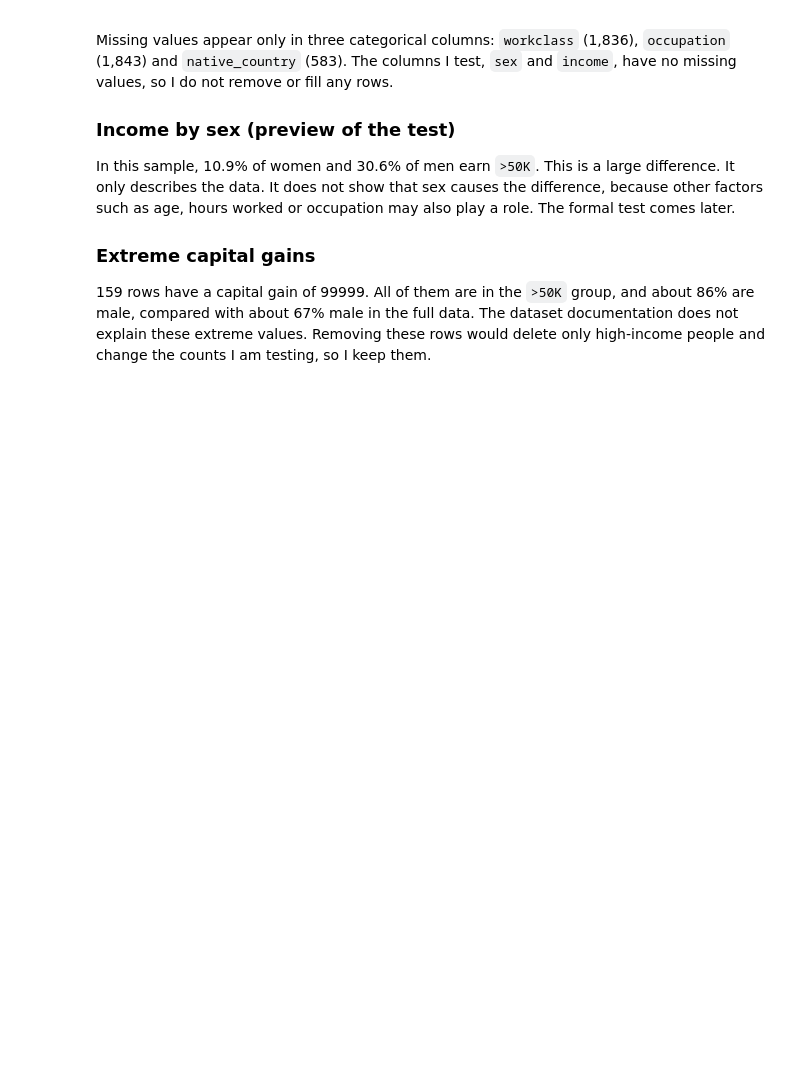
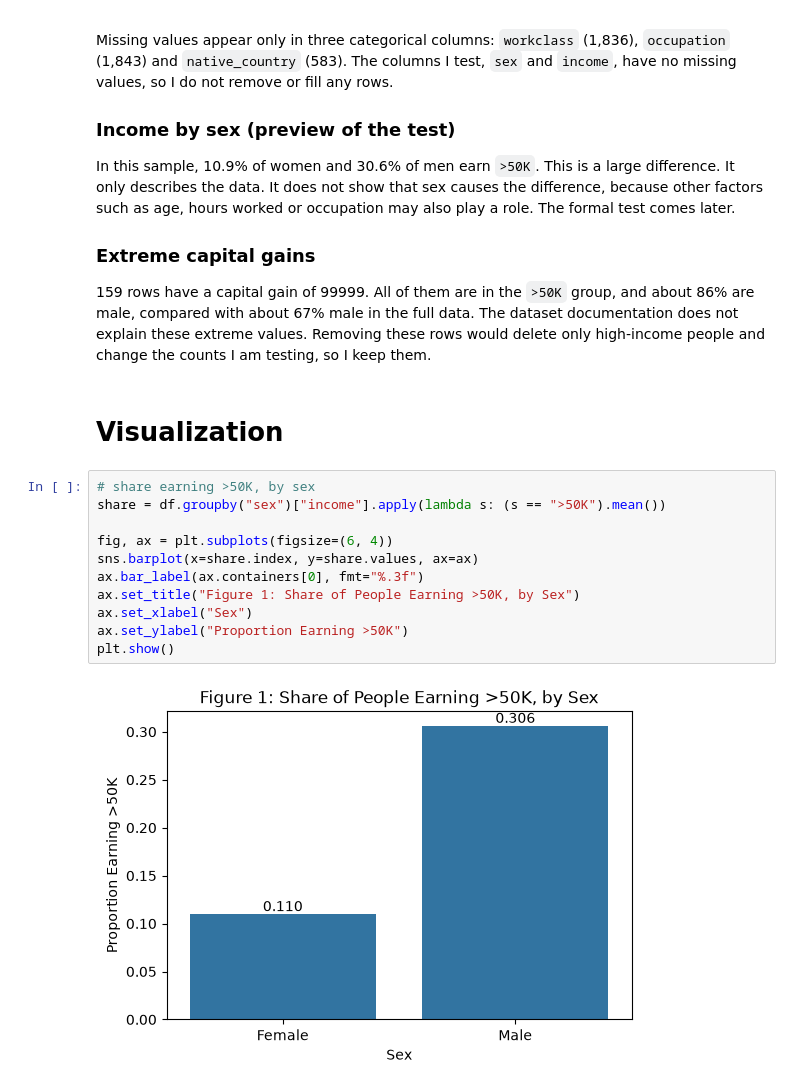
Before and after one commit to bnwiran/statistical-analysis-using-python-project, a Jupyter notebook: analysis.ipynb, the cells around one changed output. Saved outputs shown, nothing was run; the diff lists cells and outputs as text; blank space fills up the shorter version.

```diff
--- a/analysis.ipynb
+++ b/analysis.ipynb
@@ -212,3 +212,18 @@ In this sample, 10.9% of women and 30.6% of men earn `>50K`. This is a large dif
 
 ### Extreme capital gains
 159 rows have a capital gain of 99999. All of them are in the `>50K` group, and about 86% are male, compared with about 67% male in the full data. The dataset documentation does not explain these extreme values. Removing these rows would delete only high-income people and change the counts I am testing, so I keep them.
+# %% [markdown]
+# Visualization
+# %%
+# share earning >50K, by sex
+share = df.groupby("sex")["income"].apply(lambda s: (s == ">50K").mean())
+
+fig, ax = plt.subplots(figsize=(6, 4))
+sns.barplot(x=share.index, y=share.values, ax=ax)
+ax.bar_label(ax.containers[0], fmt="%.3f")
+ax.set_title("Figure 1: Share of People Earning >50K, by Sex")
+ax.set_xlabel("Sex")
+ax.set_ylabel("Proportion Earning >50K")
+plt.show()
+# %% [output]
+[figure, added]
```
Also changed, not shown: parts of 6 cells of this notebook.
